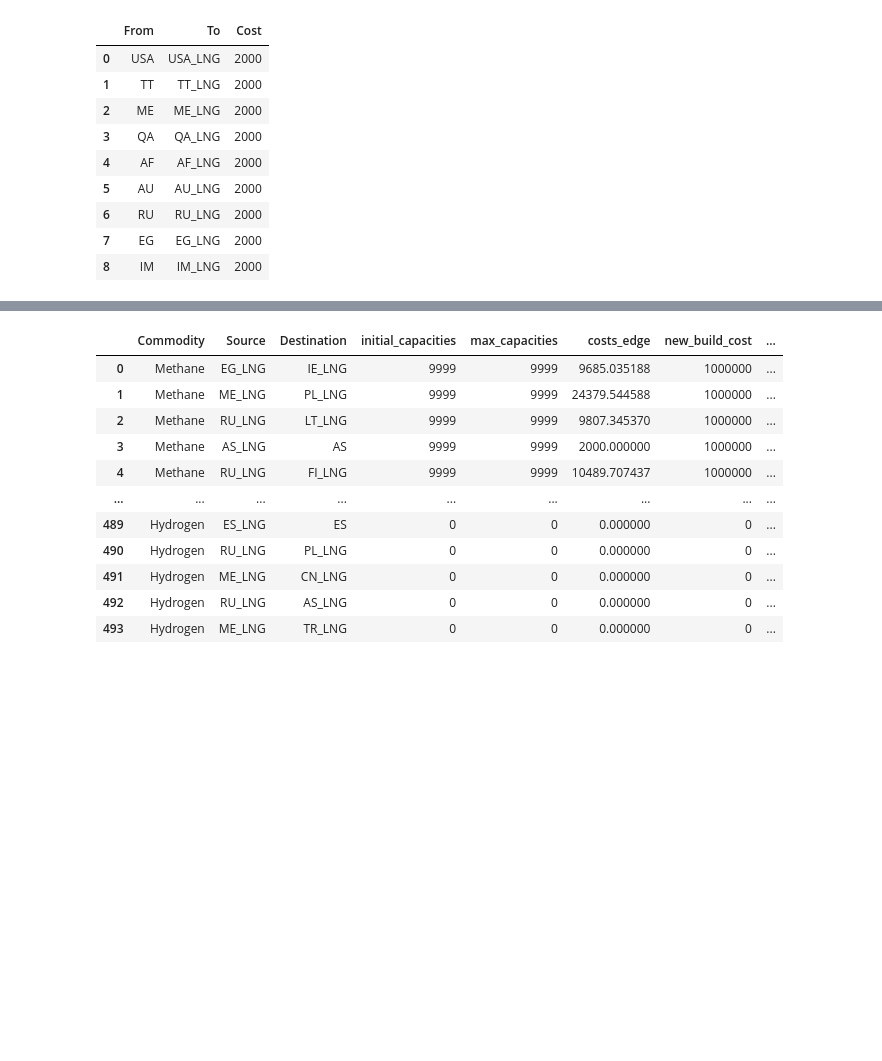
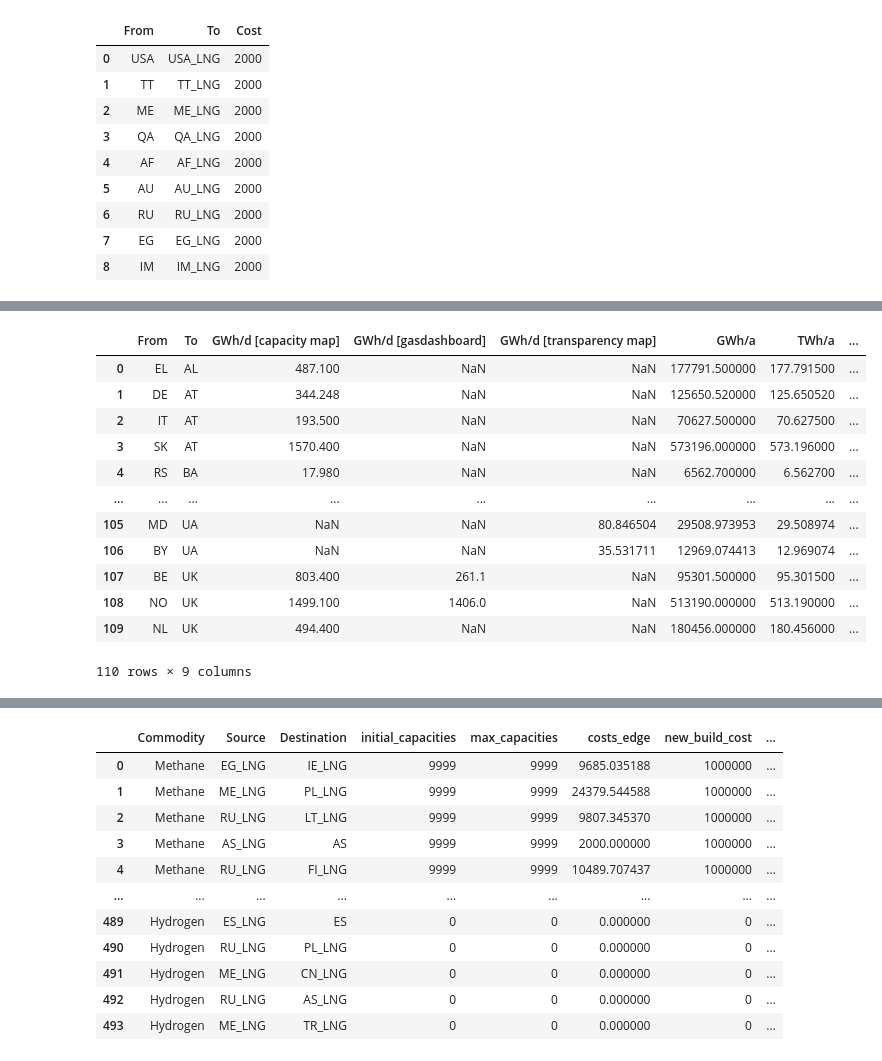
Before and after one commit to CSEI-EU/gas_infrastructure_model, a Jupyter notebook: 00_code_base/07_data_prep/Data_Prep.ipynb, the cells around one changed output, grey strips where cells are left out. Cells and saved outputs as stored; diff of their text form; code cells hidden in the pictures; blank space fills up the shorter version.

```diff
--- a/00_code_base/07_data_prep/Data_Prep.ipynb
+++ b/00_code_base/07_data_prep/Data_Prep.ipynb
@@ -89,7 +118,10 @@ df_production_europe = pd.read_excel(full_input_path_1, sheet_name='nodes_gas_pr
 df_consumption_europe = pd.read_excel(full_input_path_1, sheet_name='nodes_demand_europe_2020')
 df_production_global = pd.read_excel(full_input_path_1, sheet_name='nodes_gas_prod_world_2020')
 df_consumption_global = pd.read_excel(full_input_path_1, sheet_name='nodes_demand_world_2020')
+df_pipelines_europe = pd.read_excel(full_input_path_1, sheet_name='Connections_2021')
+df_pipelines_global = pd.read_excel(full_input_path_1, sheet_name='Global_Connections')
 
+#load input for inner-European distances
 df_distances = pd.read_excel(full_input_path_2, sheet_name='distances')
 #Drop the "Unnamed: 0" column in df_distances
 df_distances.drop(columns=["Unnamed: 0"], inplace=True)
@@ -164,4 +185,5 @@ LNG_liquefaction_df
 # %%
 #Pipeline cost
 #calculate European pipeline cost
-df_result = pipeline_transport_cost(df_distances, cost_factor_pipelines)
+df_european_pipe_transport_cost = pipeline_transport_cost(df_distances, cost_factor_pipelines)
+df_global_pipe_transport_cost = pipeline_transport_cost(df_pipelines_global, cost_factor_pipelines)
@@ -168 +242,17 @@ df_result = pipeline_transport_cost(df_distances, cost_factor_pipelines)
+# %%
+df_pipelines_europe
+# %% [output]
+|  | From | To | GWh/d [capacity map] | GWh/d [gasdashboard] | GWh/d [transparency map] | GWh/a | TWh/a | ... |
+| 0 | EL | AL | 487.100 | NaN | NaN | 177791.500000 | 177.791500 | ... |
+| 1 | DE | AT | 344.248 | NaN | NaN | 125650.520000 | 125.650520 | ... |
+| 2 | IT | AT | 193.500 | NaN | NaN | 70627.500000 | 70.627500 | ... |
+| 3 | SK | AT | 1570.400 | NaN | NaN | 573196.000000 | 573.196000 | ... |
+| 4 | RS | BA | 17.980 | NaN | NaN | 6562.700000 | 6.562700 | ... |
+| ... | ... | ... | ... | ... | ... | ... | ... | ... |
+| 105 | MD | UA | NaN | NaN | 80.846504 | 29508.973953 | 29.508974 | ... |
+| 106 | BY | UA | NaN | NaN | 35.531711 | 12969.074413 | 12.969074 | ... |
+| 107 | BE | UK | 803.400 | 261.1 | NaN | 95301.500000 | 95.301500 | ... |
+| 108 | NO | UK | 1499.100 | 1406.0 | NaN | 513190.000000 | 513.190000 | ... |
+| 109 | NL | UK | 494.400 | NaN | NaN | 180456.000000 | 180.456000 | ... |
+110 rows × 9 columns
 # %%
```
Also changed, not shown: parts of 12 cells of this notebook, 1 other file.
